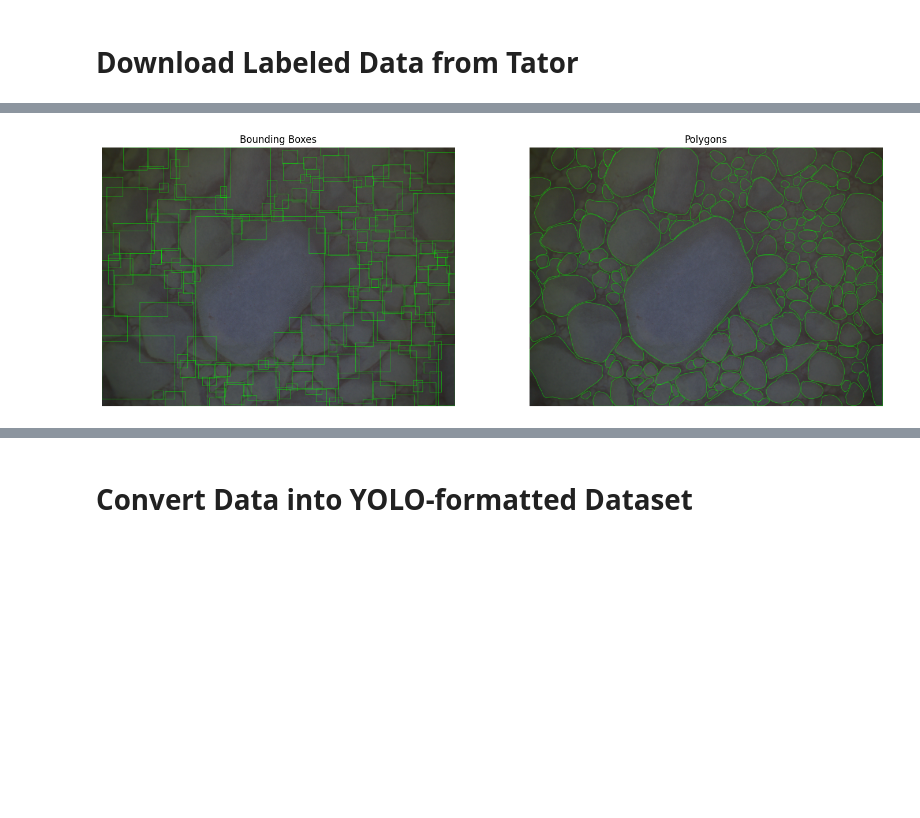
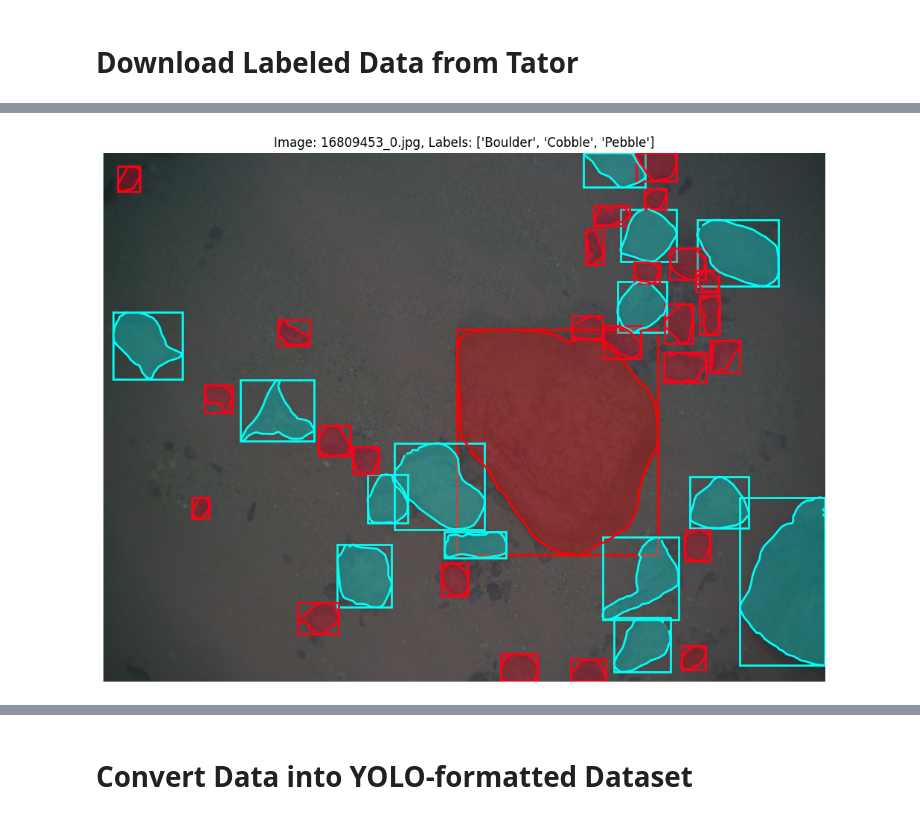
Before and after one commit to Jordan-Pierce/Benthic-Mapping, a Jupyter notebook: notebooks/example.ipynb, the cells around one changed output, grey strips where cells are left out. Drawn from its saved outputs; the diff is of its cells as text; code cells hidden in the pictures; blank space fills up the shorter version.

Commit message:
download_labeled data, working

```diff
--- a/notebooks/example.ipynb
+++ b/notebooks/example.ipynb
@@ -136,44 +88,4 @@ downloader.data  # .data_dict
-# %%
-# Grab a random image and its polygons
-df = downloader.data[downloader.data["image_name"] == downloader.data.sample(1)["image_name"].values[0]]
-polygons = df[['polygon']].values
-
-# read the image
-image = cv2.imread(df['image_path'].values[0])
-image_with_boxes = image.copy()
-image_with_polygons = image.copy()
-
-# convert from normalized to pixel coordinates
-height, width, _ = image.shape
-
-for polygon in polygons:
-    polygon = [[int(x * width), int(y * height)] for x, y in polygon[0]]
-    polygon = np.array(polygon, np.int32)
-    polygon = polygon.reshape((-1, 1, 2))
-
-    # Draw polygon on the right image
-    cv2.polylines(image_with_polygons, [polygon], isClosed=True, color=(0, 255, 0), thickness=2)
-
-    # Draw only bounding box on the left image
-    rect = cv2.boundingRect(polygon)
-    cv2.rectangle(image_with_boxes, (rect[0], rect[1]),
-                 (rect[0] + rect[2], rect[1] + rect[3]),
-                 (0, 255, 0), 2)
-
-# Create subplots
-fig, (ax1, ax2) = plt.subplots(1, 2, figsize=(15, 5))
-
-# Plot image with bounding boxes
-ax1.imshow(image_with_boxes)
-ax1.set_title('Bounding Boxes')
-ax1.axis('off')
-
-# Plot image with polygons
-ax2.imshow(image_with_polygons)
-ax2.set_title('Polygons')
-ax2.axis('off')
-
-plt.tight_layout()
-plt.show()
-# %% [output]
-[figure, removed]
+# %%
+downloader.display_sample()
+# %% [output]
+[figure, added]
```
Also changed, not shown: parts of 13 cells of this notebook, 11 other files.
